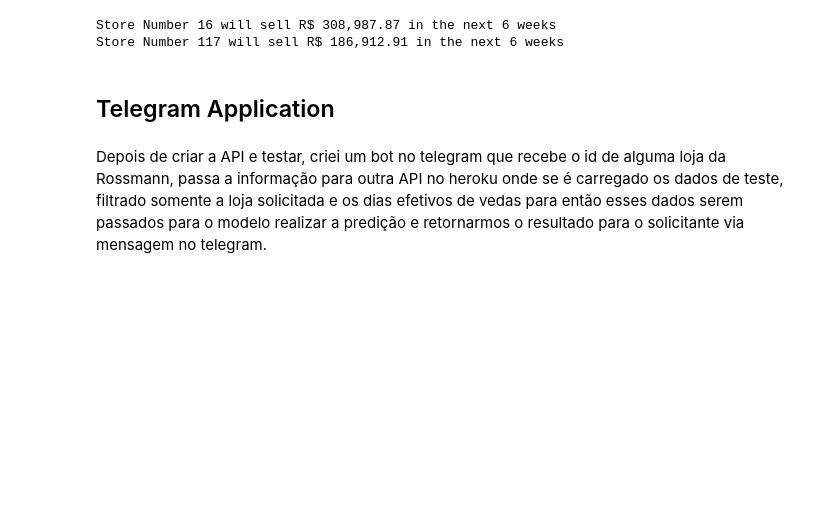
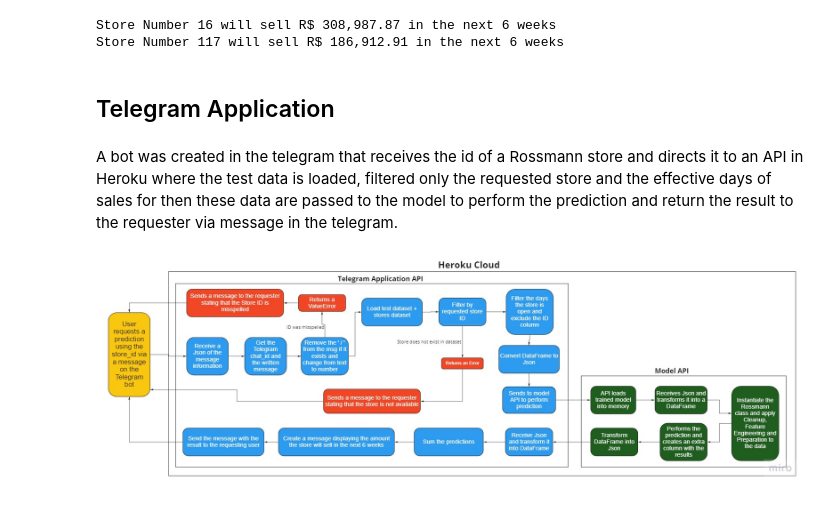
Before and after one commit to lbVictor/Sales_Prediction, a Jupyter notebook: notebooks/store_sales_prediction_cycle01.ipynb, the cells around one changed output. Saved outputs shown, nothing was run; the diff lists cells and outputs as text; code cells hidden in the pictures; blank space fills up the shorter version.

```diff
--- a/notebooks/store_sales_prediction_cycle01.ipynb
+++ b/notebooks/store_sales_prediction_cycle01.ipynb
@@ -2098,4 +2098,8 @@ Store Number 117 will sell R$ 186,912.91 in the next 6 weeks
 # %% [markdown]
 ## Telegram Application
 # %% [markdown]
-Depois de criar a API e testar, criei um bot no telegram que recebe o id de alguma loja da Rossmann, passa a informação para outra API no heroku onde se é carregado os dados de teste, filtrado somente a loja solicitada e os dias efetivos de vedas para então esses dados serem passados para o modelo realizar a predição e retornarmos o resultado para o solicitante via mensagem no telegram.
+A bot was created in the telegram that receives the id of a Rossmann store and directs it to an API in Heroku where the test data is loaded, filtered only the requested store and the effective days of sales for then these data are passed to the model to perform the prediction and return the result to the requester via message in the telegram.
+# %%
+Image('C:/Users/victo/repos/Sales_Prediction/img/Flowchart.jpg')
+# %% [output]
+[figure, added]
```
